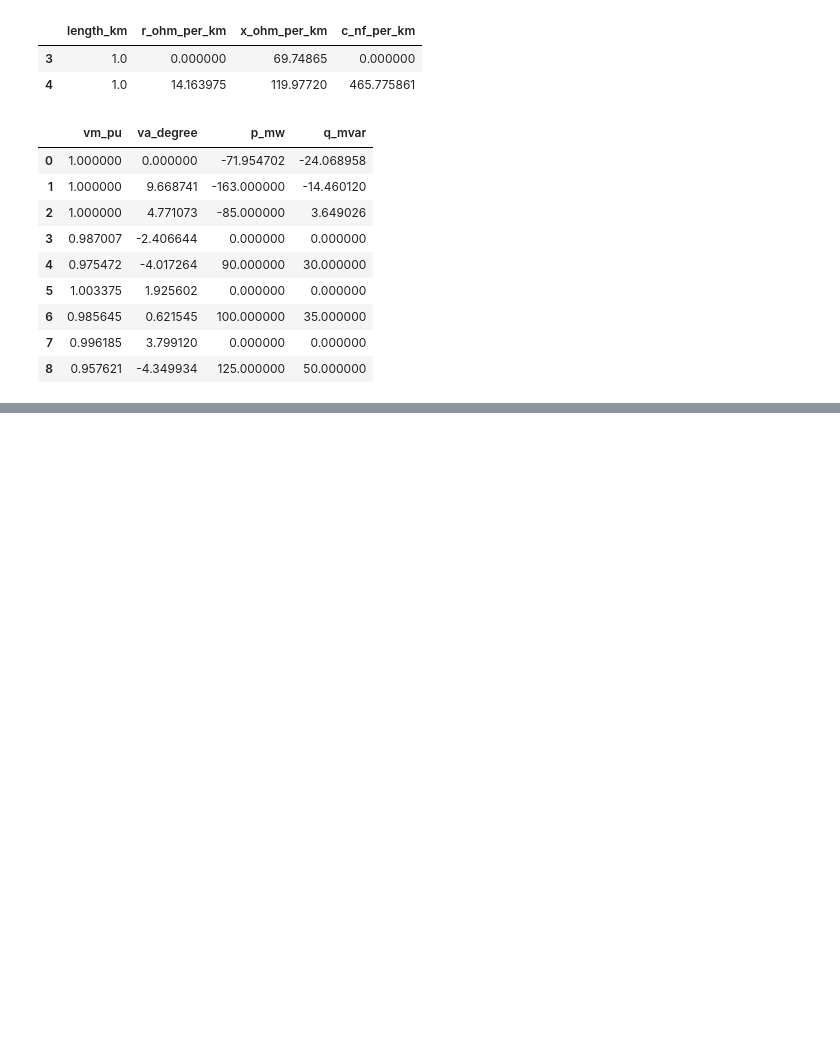
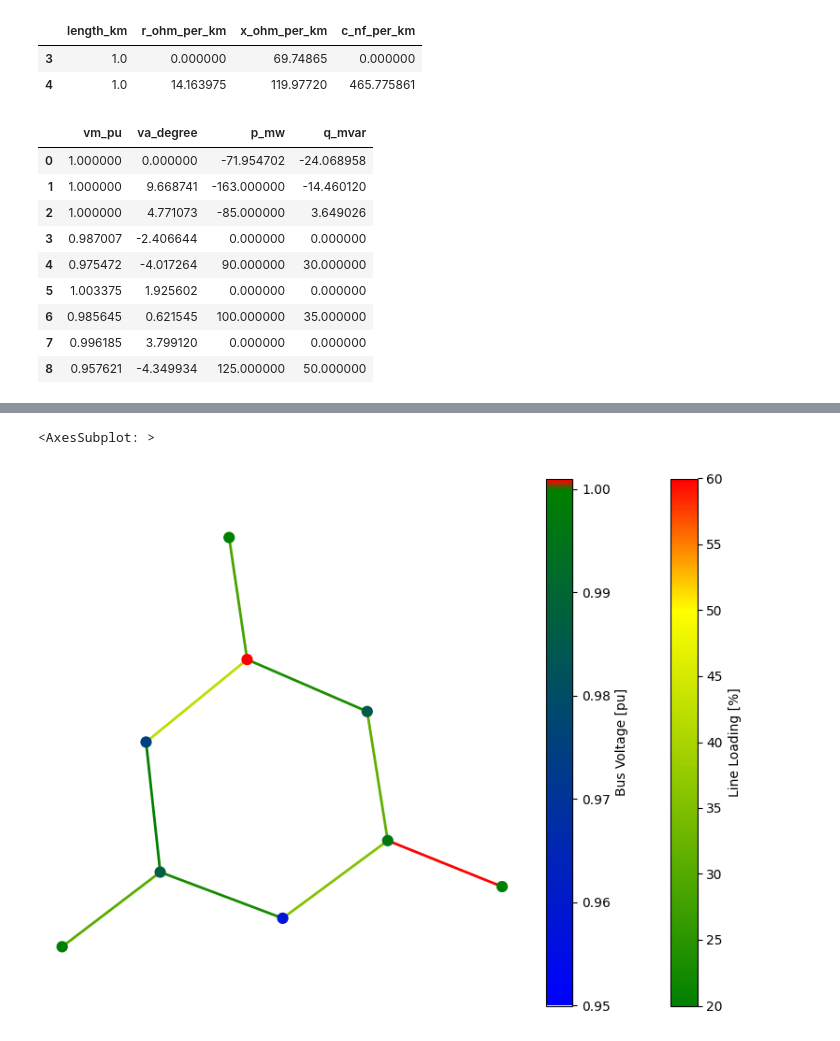
Before and after one commit to rbuddhila95/PSPlab22_1120079_Ravindu, a Jupyter notebook: Lab 4/lab_session_4.ipynb, the cells around one changed output, grey strips where cells are left out. Drawn from its saved outputs; the diff is of its cells as text; code cells hidden in the pictures; blank space fills up the shorter version.

```diff
--- a/Lab 4/lab_session_4.ipynb
+++ b/Lab 4/lab_session_4.ipynb
@@ -57,3 +60,8 @@ net.res_bus
 | 6 | 0.985645 | 0.621545 | 100.000000 | 35.000000 |
 | 7 | 0.996185 | 3.799120 | 0.000000 | 0.000000 |
 | 8 | 0.957621 | -4.349934 | 125.000000 | 50.000000 |
+# %%
+import time
+start_time = time.time()
+pp.runpp(net,numba=False)
+print("Elapsed time: {:2.4f} ms".format(1000*(time.time() - start_time)))
@@ -59,0 +77,8 @@ net.res_bus
+# %%
+cmap_list=[(0.95, "blue"), (1.0, "green"), (1.001, "red")]
+cmap, norm = plot.cmap_continuous(cmap_list)
+bc = plot.create_bus_collection(net, net.bus.index, size=0.05, zorder=2, cmap=cmap, norm=norm)
+plot.draw_collections([lc, bc], figsize=(8,6))
+# %% [output]
+<AxesSubplot: >
+[figure, added]
```
Also changed, not shown: parts of 28 cells of this notebook, 2 other files.
